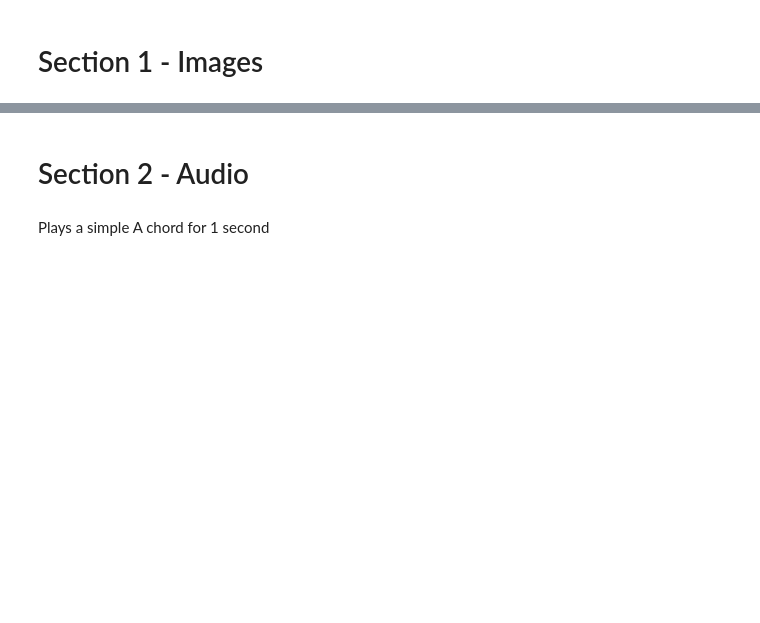
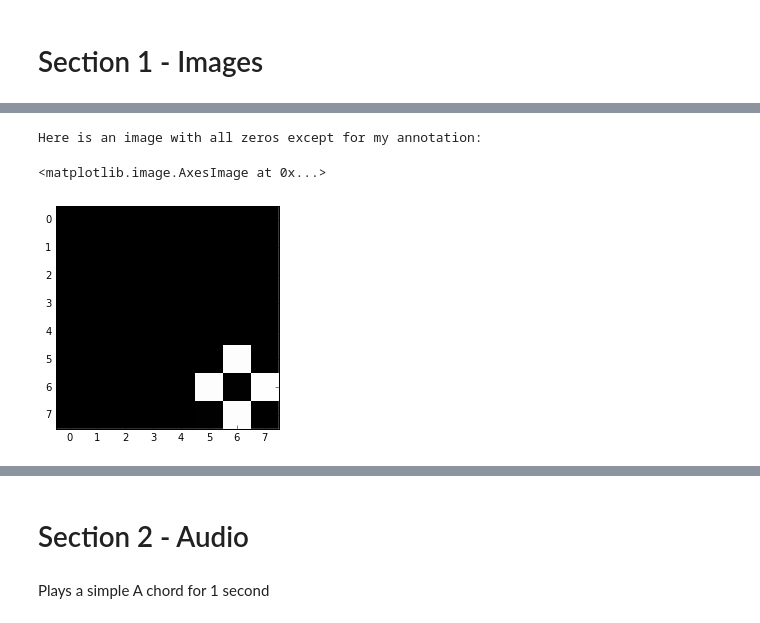
Before and after one commit to HKNDecal/HKNDecal, a Jupyter notebook: session2/Session 2.ipynb, the cells around one changed output, grey strips where cells are left out. Cells and saved outputs as stored; diff of their text form; code cells hidden in the pictures; blank space fills up the shorter version.

```diff
--- a/session2/Session 2.ipynb
+++ b/session2/Session 2.ipynb
@@ -29,0 +118,21 @@ plt.imshow(data, cmap="gray", interpolation='none')
+# %%
+print("\n\nHere is an image with all zeros except for my annotation:\n")
+
+annotation_in_corner = np.array(
+    [
+        [0.0, 0.0, 0.0, 0.0, 0.0, 0.0, 0.0, 0.0],
+        [0.0, 0.0, 0.0, 0.0, 0.0, 0.0, 0.0, 0.0],
+        [0.0, 0.0, 0.0, 0.0, 0.0, 0.0, 0.0, 0.0],
+        [0.0, 0.0, 0.0, 0.0, 0.0, 0.0, 0.0, 0.0],
+        [0.0, 0.0, 0.0, 0.0, 0.0, 0.0, 0.0, 0.0],
+        [0.0, 0.0, 0.0, 0.0, 0.0, 0.0, 1.0, 0.0],
+        [0.0, 0.0, 0.0, 0.0, 0.0, 1.0, 0.0, 1.0],
+        [0.0, 0.0, 0.0, 0.0, 0.0, 0.0, 1.0, 0.0],
+    ],
+    dtype=np.float
+)
+plt.imshow(annotation_in_corner, cmap="gray", interpolation='none')
+# %% [output]
+Here is an image with all zeros except for my annotation:
+<matplotlib.image.AxesImage at 0x...>
+[figure, added]
```
Also changed, not shown: parts of 20 cells of this notebook.
